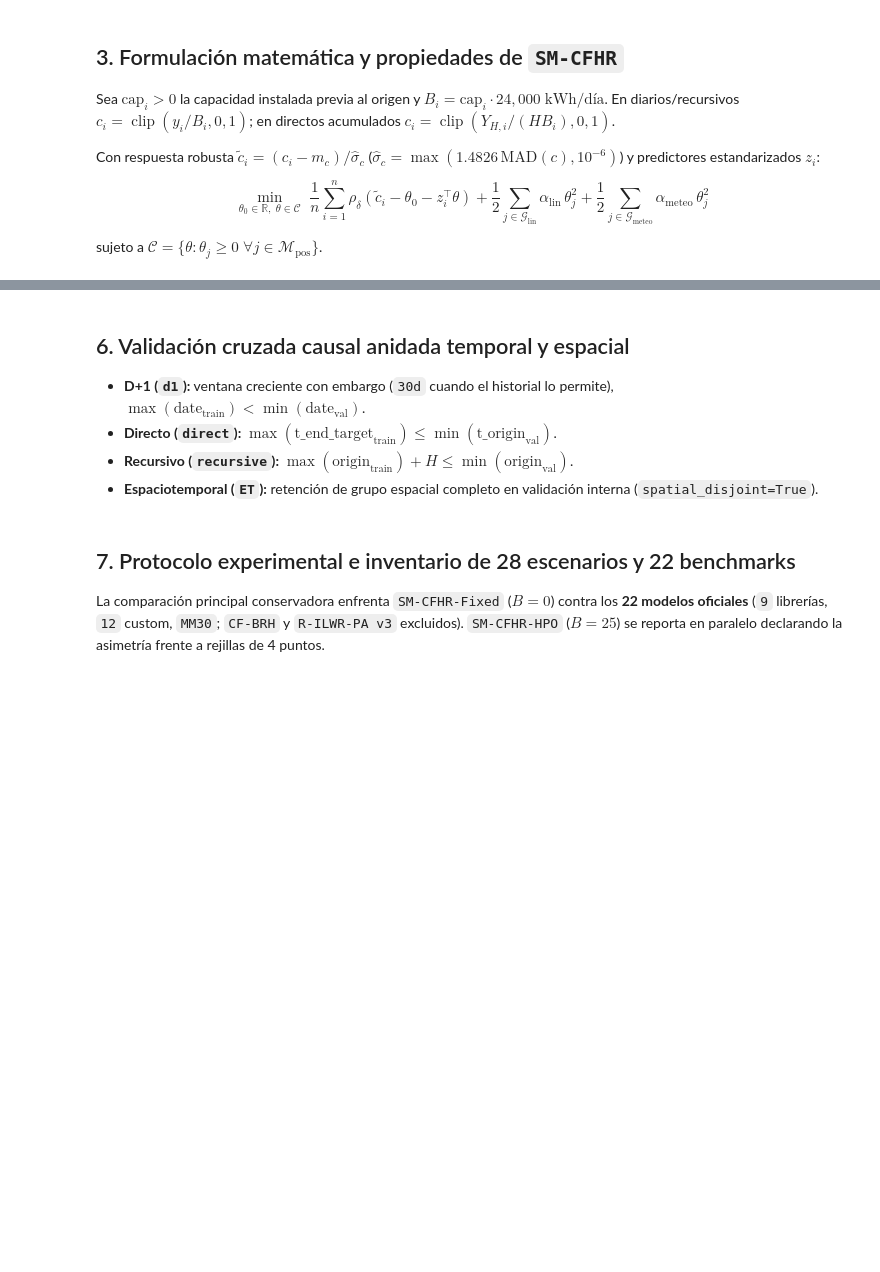
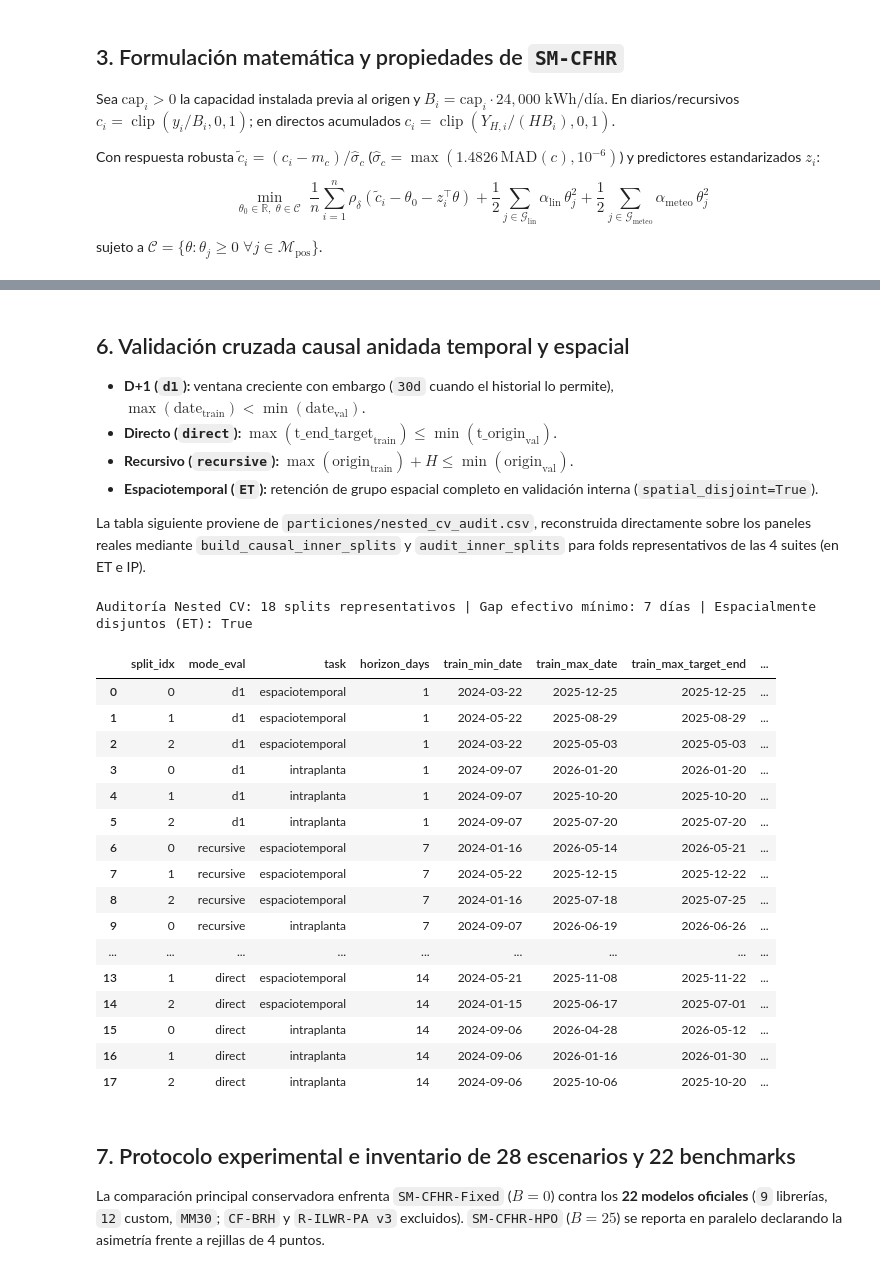
Before and after one commit to KrissV89/sm-cfhr, a Jupyter notebook: notebooks/actuales/evaluacion_cientifica_ashr_oof.ipynb, the cells around one changed output, grey strips where cells are left out. Cells and saved outputs as stored; diff of their text form; code cells hidden in the pictures; blank space fills up the shorter version.

```diff
--- a/notebooks/actuales/evaluacion_cientifica_ashr_oof.ipynb
+++ b/notebooks/actuales/evaluacion_cientifica_ashr_oof.ipynb
@@ -163,15 +191,41 @@ else:
 - **Directo (`direct`):** $\max(\text{t\_end\_target}_{\text{train}}) \le \min(\text{t\_origin}_{\text{val}})$.
 - **Recursivo (`recursive`):** $\max(\text{origin}_{\text{train}}) + H \le \min(\text{origin}_{\text{val}})$.
 - **Espaciotemporal (`ET`):** retención de grupo espacial completo en validación interna (`spatial_disjoint=True`).
+
+La tabla siguiente proviene de `particiones/nested_cv_audit.csv`, reconstruida directamente sobre los paneles reales mediante `build_causal_inner_splits` y `audit_inner_splits` para folds representativos de las 4 suites (en ET e IP).
 # %%
 nested_audit_path = OOF_DIR / "particiones" / "nested_cv_audit.csv"
 nested_audit_df = pd.DataFrame()
 if nested_audit_path.exists():
     nested_audit_df = pd.read_csv(nested_audit_path)
+    print(
+        f"Auditoría Nested CV: {len(nested_audit_df)} splits representativos | "
+        f"Gap efectivo mínimo: {int(nested_audit_df['effective_gap_days'].min())} días | "
+        f"Espacialmente disjuntos (ET): {bool(nested_audit_df.loc[nested_audit_df['task']=='espaciotemporal', 'spatial_disjoint'].all())}"
+    )
     display(nested_audit_df)
-    plot_nested_cv_scheme(nested_audit_df.head(30), FIG_DIR)
+    plot_nested_cv_scheme(nested_audit_df, FIG_DIR)
 else:
-    print("Trazabilidad de folds de Nested CV definitiva: PENDIENTE DE EJECUCIÓN OOF.")
+    print("Trazabilidad de folds de Nested CV definitiva: PENDIENTE DE GENERACIÓN DE AUDITORÍA.")
+# %% [output]
+Auditoría Nested CV: 18 splits representativos | Gap efectivo mínimo: 7 días | Espacialmente disjuntos (ET): True
+|  | split_idx | mode_eval | task | horizon_days | train_min_date | train_max_date | train_max_target_end | ... |
+| 0 | 0 | d1 | espaciotemporal | 1 | 2024-03-22 | 2025-12-25 | 2025-12-25 | ... |
+| 1 | 1 | d1 | espaciotemporal | 1 | 2024-05-22 | 2025-08-29 | 2025-08-29 | ... |
+| 2 | 2 | d1 | espaciotemporal | 1 | 2024-03-22 | 2025-05-03 | 2025-05-03 | ... |
+| 3 | 0 | d1 | intraplanta | 1 | 2024-09-07 | 2026-01-20 | 2026-01-20 | ... |
+| 4 | 1 | d1 | intraplanta | 1 | 2024-09-07 | 2025-10-20 | 2025-10-20 | ... |
+| 5 | 2 | d1 | intraplanta | 1 | 2024-09-07 | 2025-07-20 | 2025-07-20 | ... |
+| 6 | 0 | recursive | espaciotemporal | 7 | 2024-01-16 | 2026-05-14 | 2026-05-21 | ... |
+| 7 | 1 | recursive | espaciotemporal | 7 | 2024-05-22 | 2025-12-15 | 2025-12-22 | ... |
+| 8 | 2 | recursive | espaciotemporal | 7 | 2024-01-16 | 2025-07-18 | 2025-07-25 | ... |
+| 9 | 0 | recursive | intraplanta | 7 | 2024-09-07 | 2026-06-19 | 2026-06-26 | ... |
+| ... | ... | ... | ... | ... | ... | ... | ... | ... |
+| 13 | 1 | direct | espaciotemporal | 14 | 2024-05-21 | 2025-11-08 | 2025-11-22 | ... |
+| 14 | 2 | direct | espaciotemporal | 14 | 2024-01-15 | 2025-06-17 | 2025-07-01 | ... |
+| 15 | 0 | direct | intraplanta | 14 | 2024-09-06 | 2026-04-28 | 2026-05-12 | ... |
+| 16 | 1 | direct | intraplanta | 14 | 2024-09-06 | 2026-01-16 | 2026-01-30 | ... |
+| 17 | 2 | direct | intraplanta | 14 | 2024-09-06 | 2025-10-06 | 2025-10-20 | ... |
 # %% [markdown]
 ## 7. Protocolo experimental e inventario de 28 escenarios y 22 benchmarks
 
```
Also changed, not shown: parts of 31 cells of this notebook, 15 other files.
